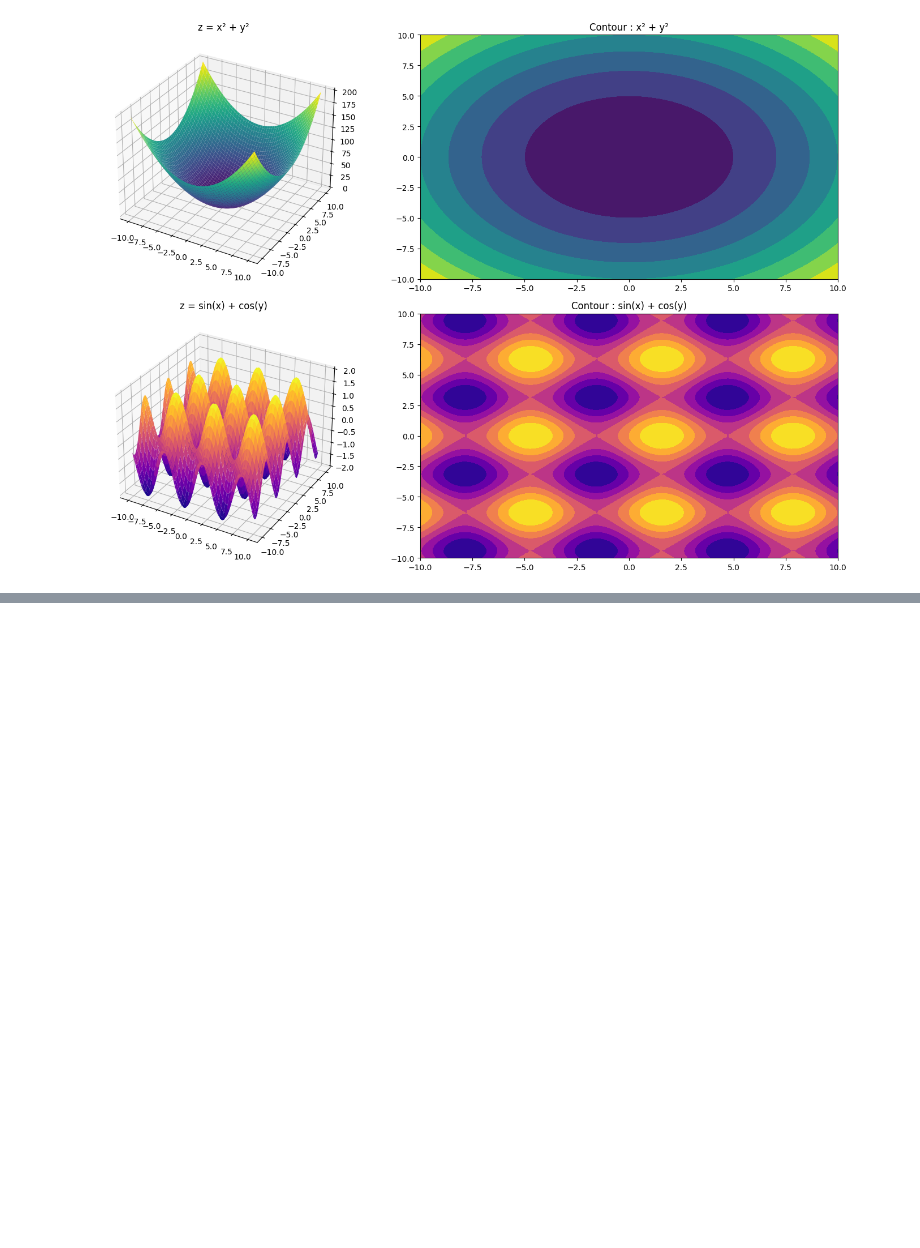
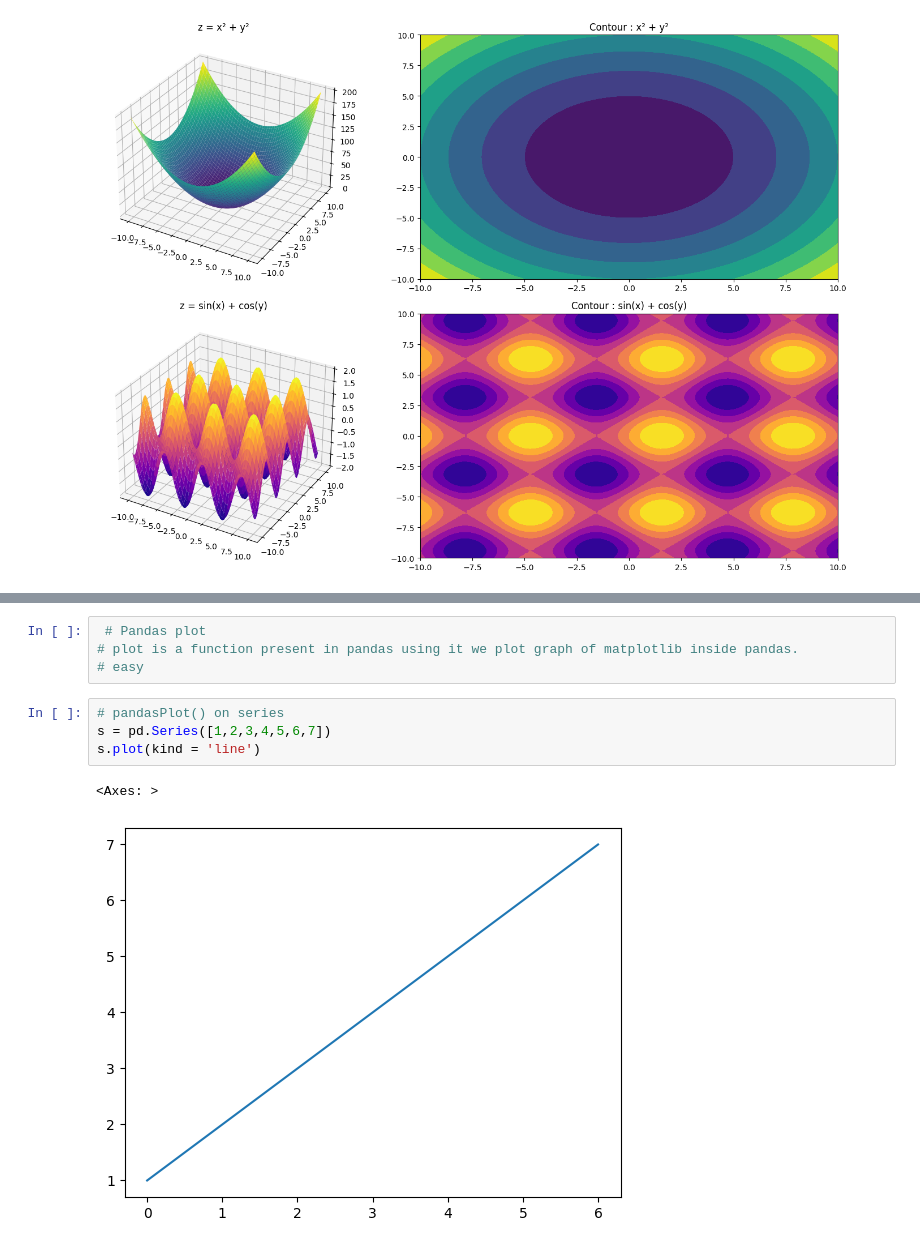
Before and after one commit to santoshbohra123/matplotlib, a Jupyter notebook: Untitled0.ipynb, the cells around one changed output, grey strips where cells are left out. Drawn from its saved outputs; the diff is of its cells as text; blank space fills up the shorter version.

```diff
--- a/Untitled0.ipynb
+++ b/Untitled0.ipynb
@@ -343,0 +466,11 @@ plt.show()
+# %%
+ # Pandas plot
+# plot is a function present in pandas using it we plot graph of matplotlib inside pandas.
+# easy
+# %%
+# pandasPlot() on series
+s = pd.Series([1,2,3,4,5,6,7])
+s.plot(kind = 'line')
+# %% [output]
+<Axes: >
+[figure, added]
```
Also changed, not shown: parts of 30 cells of this notebook.
